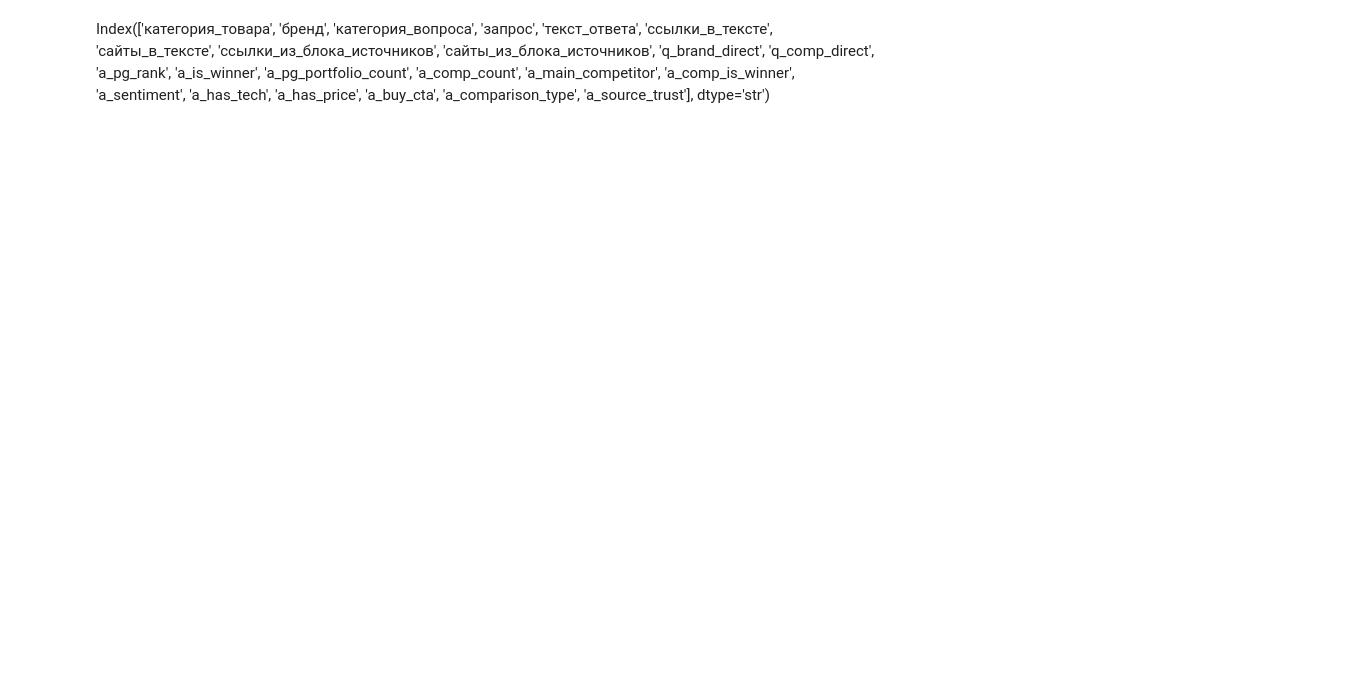
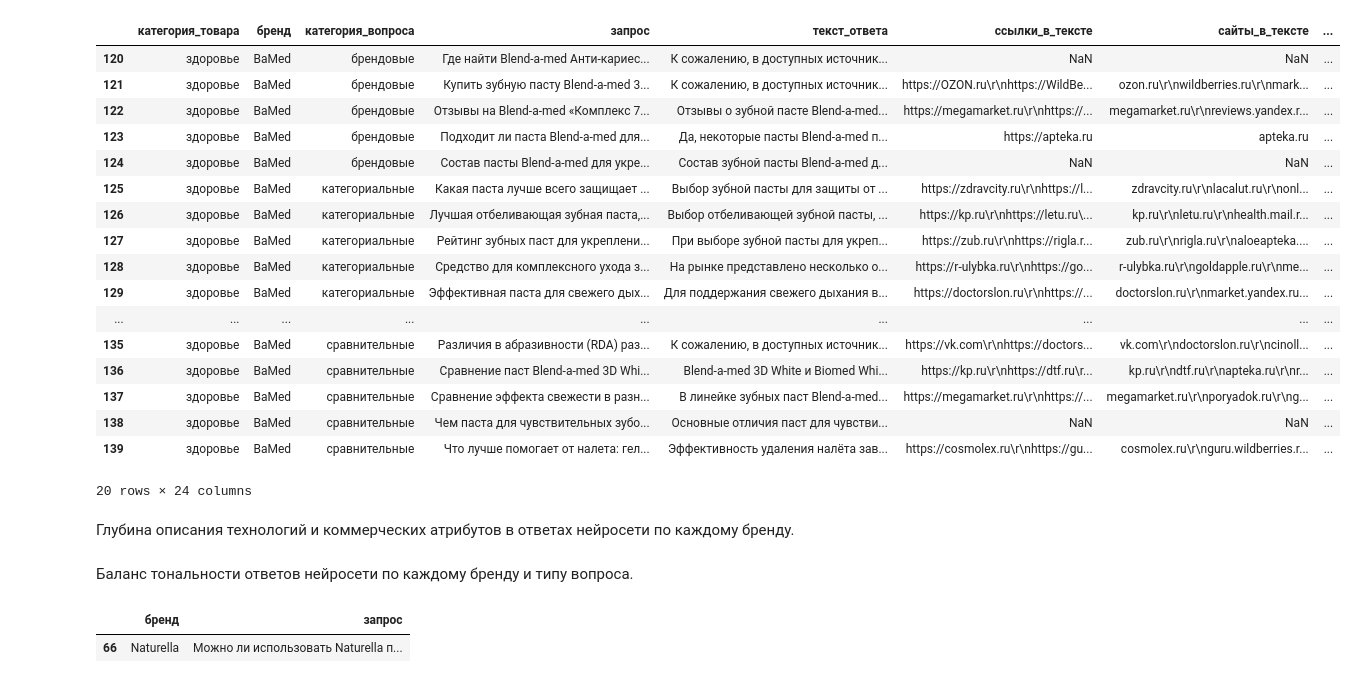
Before and after one commit to vorandpav/PnG_caseChamp, a Jupyter notebook: analisys.ipynb, the cells around one changed output. Cells and saved outputs as stored; diff of their text form; code cells hidden in the pictures; blank space fills up the shorter version.

```diff
--- a/analisys.ipynb
+++ b/analisys.ipynb
@@ -6,3 +29,37 @@ from collections import Counter
 # %%
-df = pd.read_csv('out/llm_result.csv')
-df.head()
+df['rank_label'] = df['a_pg_rank'].apply(
+    lambda x: '1-е место' if x == 1 else ('В списке (не первый)' if x > 1 else 'Не упомянут'))
+
+df_pct = df.groupby(['бренд', 'категория_вопроса', 'rank_label']).size().reset_index(name='count')
+df_total = df.groupby(['бренд', 'категория_вопроса']).size().reset_index(name='total')
+df_plot = df_pct.merge(df_total, on=['бренд', 'категория_вопроса'])
+df_plot['percentage'] = (df_plot['count'] / df_plot['total']) * 100
+
+fig = px.bar(df_plot,
+             x="бренд",
+             y="percentage",
+             color="rank_label",
+             facet_col="категория_вопроса",
+             facet_col_wrap=2,
+             title="<b>Эффективность присутствия P&G (в % от общего числа запросов)</b>",
+             labels={'percentage': 'Доля ответов (%)', 'бренд': 'Бренд'},
+             color_discrete_map={
+                 '1-е место': '#003DA5',
+                 'В списке (не первый)': '#00A3E0',
+                 'Не упомянут': '#E0E0E0'
+             },
+             category_orders={
+                 "rank_label": ["1-е место", "В списке (не первый)", "Не упомянут"],
+                 "категория_вопроса": ["брендовые", "категориальные", "консультационные", "сравнительные"]
+             },
+             height=800)
+
+fig.update_layout(
+    yaxis_ticksuffix="%",
+    legend_title="Позиция P&G",
+    font=dict(size=12)
+)
+
+fig.for_each_annotation(lambda a: a.update(text=a.text.split("=")[-1]))
+
+fig.show()
@@ -29,9 +115,23 @@ df.describe()
-# %% [markdown]
-Index(['категория_товара', 'бренд', 'категория_вопроса', 'запрос',
-       'текст_ответа', 'ссылки_в_тексте', 'сайты_в_тексте',
-       'ссылки_из_блока_источников', 'сайты_из_блока_источников',
-       'q_brand_direct', 'q_comp_direct', 'a_pg_rank', 'a_is_winner',
-       'a_pg_portfolio_count', 'a_comp_count', 'a_main_competitor',
-       'a_comp_is_winner', 'a_sentiment', 'a_has_tech', 'a_has_price',
-       'a_buy_cta', 'a_comparison_type', 'a_source_trust'],
-      dtype='str')
+# %%
+df[df['бренд'] == 'BaMed']
+# %% [output]
+|  | категория_товара | бренд | категория_вопроса | запрос | текст_ответа | ссылки_в_тексте | сайты_в_тексте | ... |
+| 120 | здоровье | BaMed | брендовые | Где найти Blend-a-med Анти-кариес... | К сожалению, в доступных источник... | NaN | NaN | ... |
+| 121 | здоровье | BaMed | брендовые | Купить зубную пасту Blend-a-med 3... | К сожалению, в доступных источник... | https://OZON.ru\r\nhttps://WildBe... | ozon.ru\r\nwildberries.ru\r\nmark... | ... |
+| 122 | здоровье | BaMed | брендовые | Отзывы на Blend-a-med «Комплекс 7... | Отзывы о зубной пасте Blend-a-med... | https://megamarket.ru\r\nhttps://... | megamarket.ru\r\nreviews.yandex.r... | ... |
+| 123 | здоровье | BaMed | брендовые | Подходит ли паста Blend-a-med для... | Да, некоторые пасты Blend-a-med п... | https://apteka.ru | apteka.ru | ... |
+| 124 | здоровье | BaMed | брендовые | Состав пасты Blend-a-med для укре... | Состав зубной пасты Blend‑a‑med д... | NaN | NaN | ... |
+| 125 | здоровье | BaMed | категориальные | Какая паста лучше всего защищает ... | Выбор зубной пасты для защиты от ... | https://zdravcity.ru\r\nhttps://l... | zdravcity.ru\r\nlacalut.ru\r\nonl... | ... |
+| 126 | здоровье | BaMed | категориальные | Лучшая отбеливающая зубная паста,... | Выбор отбеливающей зубной пасты, ... | https://kp.ru\r\nhttps://letu.ru\... | kp.ru\r\nletu.ru\r\nhealth.mail.r... | ... |
+| 127 | здоровье | BaMed | категориальные | Рейтинг зубных паст для укреплени... | При выборе зубной пасты для укреп... | https://zub.ru\r\nhttps://rigla.r... | zub.ru\r\nrigla.ru\r\naloeapteka.... | ... |
+| 128 | здоровье | BaMed | категориальные | Средство для комплексного ухода з... | На рынке представлено несколько о... | https://r-ulybka.ru\r\nhttps://go... | r-ulybka.ru\r\ngoldapple.ru\r\nme... | ... |
+| 129 | здоровье | BaMed | категориальные | Эффективная паста для свежего дых... | Для поддержания свежего дыхания в... | https://doctorslon.ru\r\nhttps://... | doctorslon.ru\r\nmarket.yandex.ru... | ... |
+| ... | ... | ... | ... | ... | ... | ... | ... | ... |
+| 135 | здоровье | BaMed | сравнительные | Различия в абразивности (RDA) раз... | К сожалению, в доступных источник... | https://vk.com\r\nhttps://doctors... | vk.com\r\ndoctorslon.ru\r\ncinoll... | ... |
+| 136 | здоровье | BaMed | сравнительные | Сравнение паст Blend-a-med 3D Whi... | Blend-a-med 3D White и Biomed Whi... | https://kp.ru\r\nhttps://dtf.ru\r... | kp.ru\r\ndtf.ru\r\napteka.ru\r\nr... | ... |
+| 137 | здоровье | BaMed | сравнительные | Сравнение эффекта свежести в разн... | В линейке зубных паст Blend-a-med... | https://megamarket.ru\r\nhttps://... | megamarket.ru\r\nporyadok.ru\r\ng... | ... |
+| 138 | здоровье | BaMed | сравнительные | Чем паста для чувствительных зубо... | Основные отличия паст для чувстви... | NaN | NaN | ... |
+| 139 | здоровье | BaMed | сравнительные | Что лучше помогает от налета: гел... | Эффективность удаления налёта зав... | https://cosmolex.ru\r\nhttps://gu... | cosmolex.ru\r\nguru.wildberries.r... | ... |
+20 rows × 24 columns
+# %% [markdown]
+Глубина описания технологий и коммерческих атрибутов в ответах нейросети по каждому бренду.
@@ -37,0 +187,2 @@ Index(['категория_товара', 'бренд', 'категория_во
+# %% [markdown]
+Баланс тональности ответов нейросети по каждому бренду и типу вопроса.
@@ -37,0 +234,5 @@ Index(['категория_товара', 'бренд', 'категория_во
+# %%
+df[df['sentiment_label'] == 'Негативный (Критика)'][['бренд', 'запрос']]
+# %% [output]
+|  | бренд | запрос |
+| 66 | Naturella | Можно ли использовать Naturella п... |
```
Also changed, not shown: parts of 15 cells of this notebook, 1 other file.
